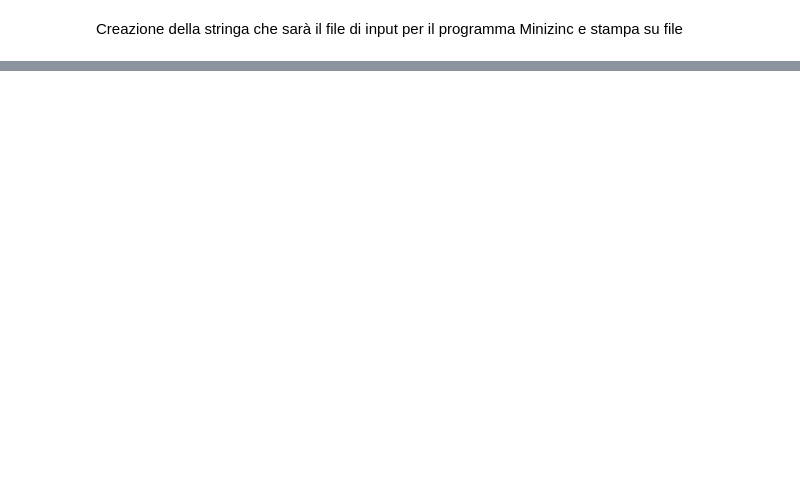
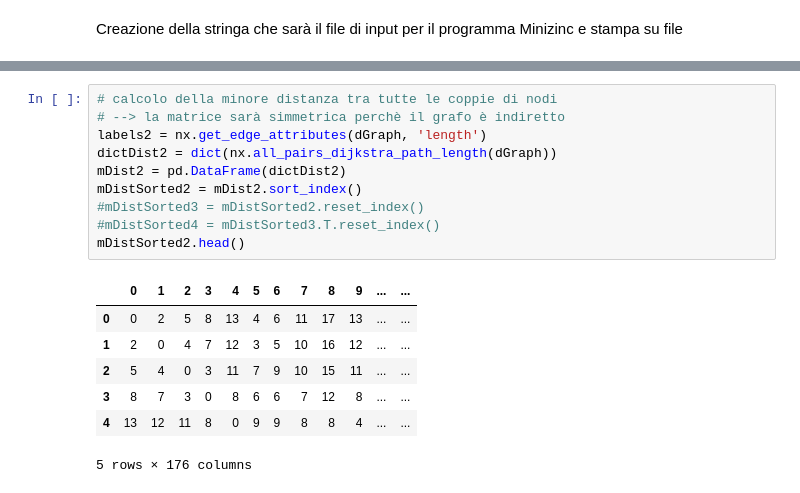
Before and after one commit to jokerale/pizzaguy, a Jupyter notebook: code/plot.ipynb, the cells around one changed output, grey strips where cells are left out. Cells and saved outputs as stored; diff of their text form; blank space fills up the shorter version.

```diff
--- a/code/plot.ipynb
+++ b/code/plot.ipynb
@@ -143,0 +176,18 @@ np.random.randint(low=1,high=15)
+# %%
+# calcolo della minore distanza tra tutte le coppie di nodi
+# --> la matrice sarà simmetrica perchè il grafo è indiretto
+labels2 = nx.get_edge_attributes(dGraph, 'length')
+dictDist2 = dict(nx.all_pairs_dijkstra_path_length(dGraph))
+mDist2 = pd.DataFrame(dictDist2)
+mDistSorted2 = mDist2.sort_index()
+#mDistSorted3 = mDistSorted2.reset_index()
+#mDistSorted4 = mDistSorted3.T.reset_index()
+mDistSorted2.head()
+# %% [output]
+|  | 0 | 1 | 2 | 3 | 4 | 5 | 6 | 7 | 8 | 9 | ... | ... |
+| 0 | 0 | 2 | 5 | 8 | 13 | 4 | 6 | 11 | 17 | 13 | ... | ... |
+| 1 | 2 | 0 | 4 | 7 | 12 | 3 | 5 | 10 | 16 | 12 | ... | ... |
+| 2 | 5 | 4 | 0 | 3 | 11 | 7 | 9 | 10 | 15 | 11 | ... | ... |
+| 3 | 8 | 7 | 3 | 0 | 8 | 6 | 6 | 7 | 12 | 8 | ... | ... |
+| 4 | 13 | 12 | 11 | 8 | 0 | 9 | 9 | 8 | 8 | 4 | ... | ... |
+5 rows × 176 columns
```
Also changed, not shown: parts of 20 cells of this notebook, 1 other file.
